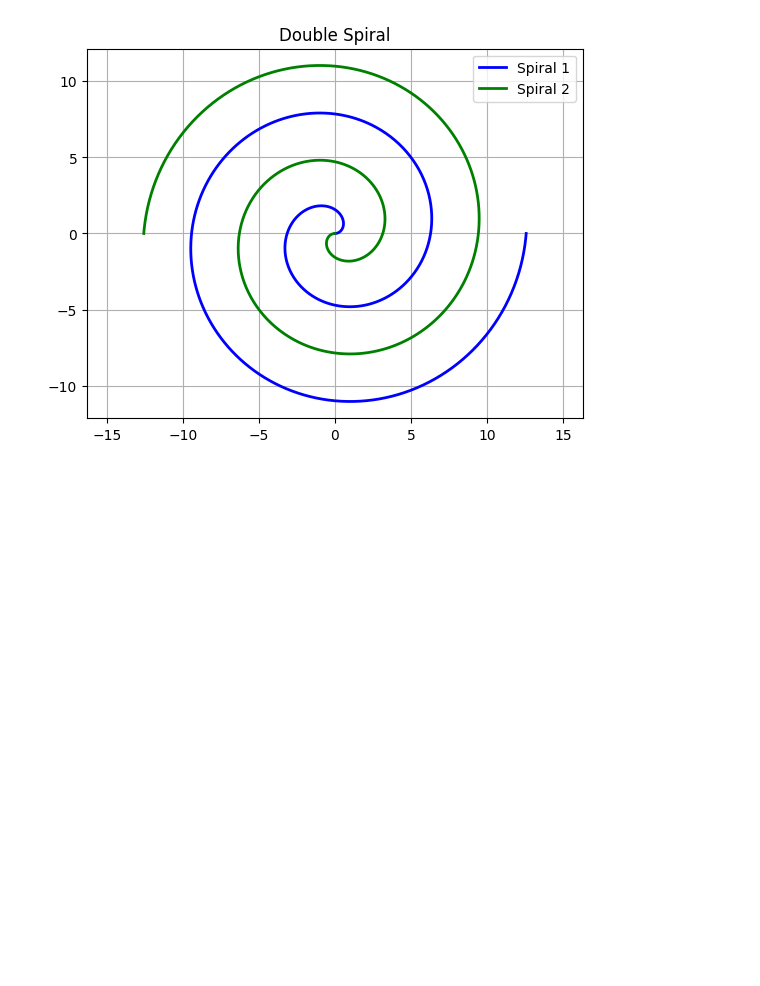
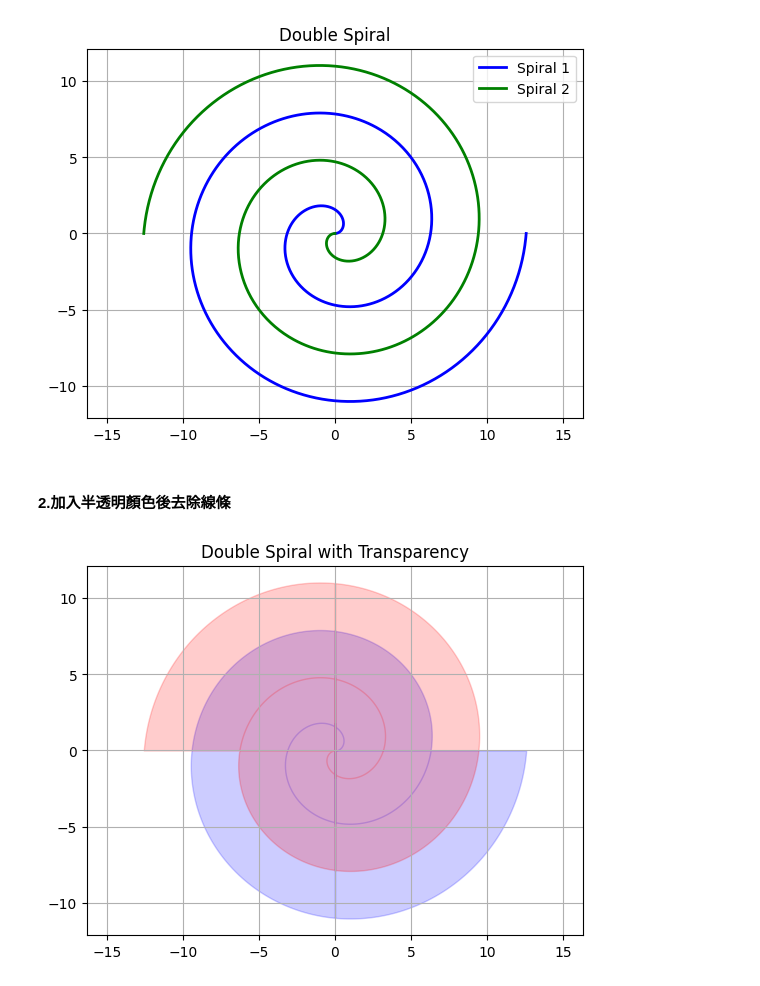
Before and after one commit to HHL43/Generative-AI-HW, a Jupyter notebook: AI_hw01.ipynb, the cells around one changed output. Saved outputs shown, nothing was run; the diff lists cells and outputs as text; code cells hidden in the pictures; blank space fills up the shorter version.

```diff
--- a/AI_hw01.ipynb
+++ b/AI_hw01.ipynb
@@ -25,3 +30,19 @@ plt.grid(True)
 plt.show()
 # %% [output]
 [figure]
+# %% [markdown]
+#### 2.加入半透明顏色後去除線條
+# %%
+t = np.linspace(0, 4 * np.pi, 1000)
+
+# 加入透明填充
+plt.fill_betweenx(y1, x1, alpha=0.2, color='blue')
+plt.fill_betweenx(y2, x2, alpha=0.2, color='red')
+
+plt.title('Double Spiral with Transparency')
+plt.axis('equal')
+plt.grid(True)
+
+plt.show()
+# %% [output]
+[figure, added]
```
Also changed, not shown: parts of 9 cells of this notebook.
